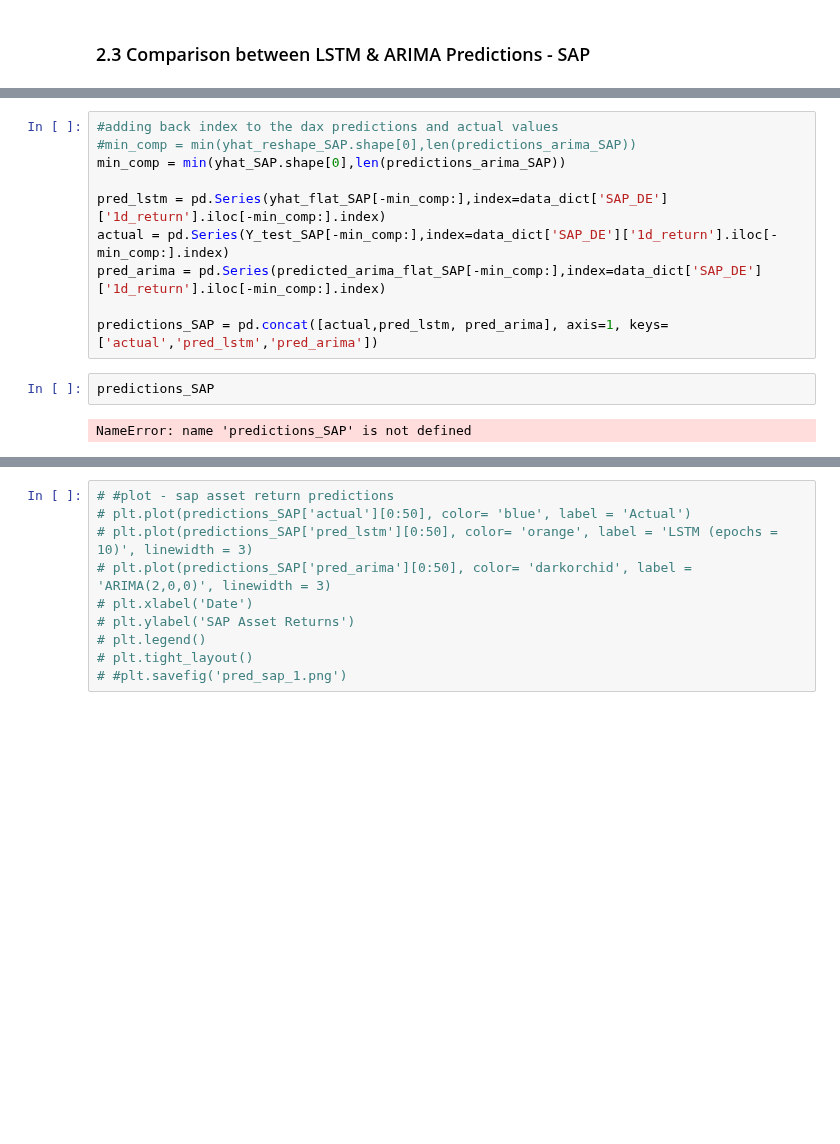
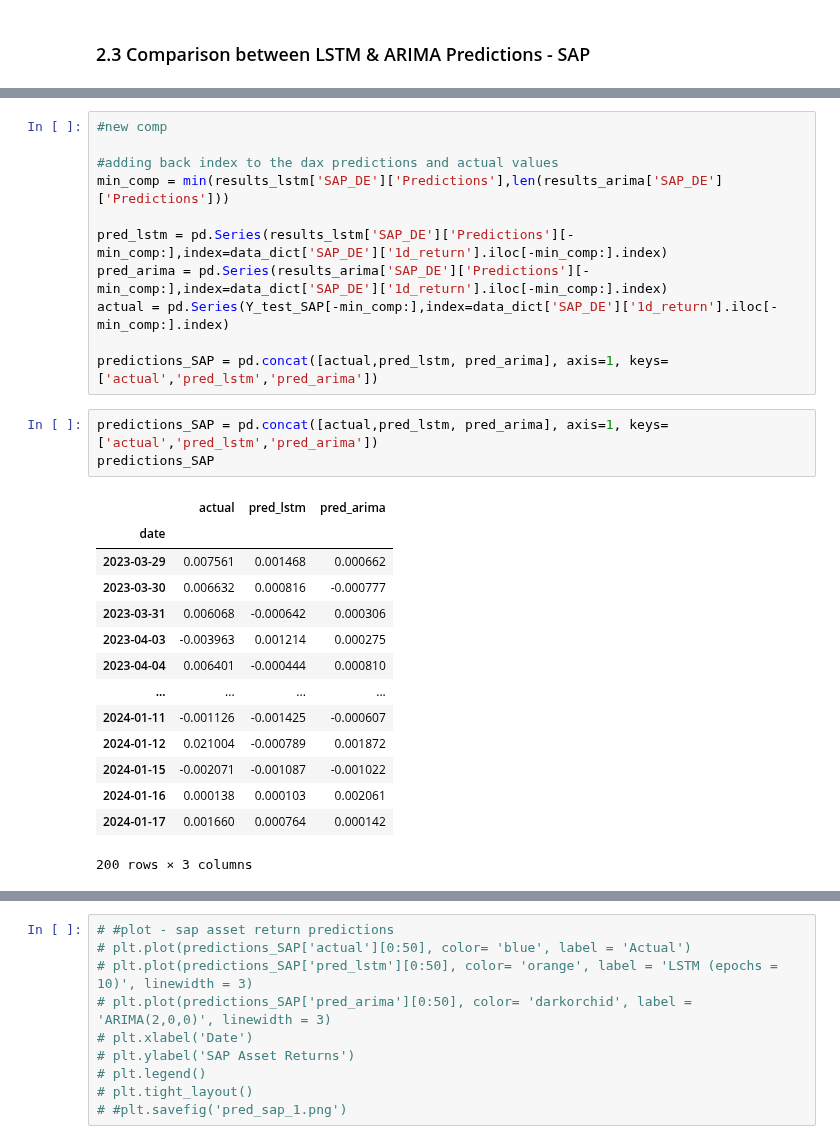
Before and after one commit to cem-akkus/Master, a Jupyter notebook: AssetReturnPrediction.ipynb, the cells around one changed output, grey strips where cells are left out. Saved outputs shown, nothing was run; the diff lists cells and outputs as text; blank space fills up the shorter version.

Commit message:
cleaning arima part of prediction

```diff
--- a/AssetReturnPrediction.ipynb
+++ b/AssetReturnPrediction.ipynb
@@ -1025,17 +1126,32 @@ OR_PA - MSE: 1.394297e-04, MAE: 9.274509e-03, RMSE: 1.180804e-02
 # %%
+#new comp
+
 #adding back index to the dax predictions and actual values
-#min_comp = min(yhat_reshape_SAP.shape[0],len(predictions_arima_SAP))
-min_comp = min(yhat_SAP.shape[0],len(predictions_arima_SAP))
+min_comp = min(results_lstm['SAP_DE']['Predictions'],len(results_arima['SAP_DE']['Predictions']))
 
-pred_lstm = pd.Series(yhat_flat_SAP[-min_comp:],index=data_dict['SAP_DE']['1d_return'].iloc[-min_comp:].index)
+pred_lstm = pd.Series(results_lstm['SAP_DE']['Predictions'][-min_comp:],index=data_dict['SAP_DE']['1d_return'].iloc[-min_comp:].index)
+pred_arima = pd.Series(results_arima['SAP_DE']['Predictions'][-min_comp:],index=data_dict['SAP_DE']['1d_return'].iloc[-min_comp:].index)
 actual = pd.Series(Y_test_SAP[-min_comp:],index=data_dict['SAP_DE']['1d_return'].iloc[-min_comp:].index)
-pred_arima = pd.Series(predicted_arima_flat_SAP[-min_comp:],index=data_dict['SAP_DE']['1d_return'].iloc[-min_comp:].index)
 
 predictions_SAP = pd.concat([actual,pred_lstm, pred_arima], axis=1, keys=['actual','pred_lstm','pred_arima'])
-# %%
-predictions_SAP
-# %% [output]
-NameError: name 'predictions_SAP' is not defined
+# %%
+predictions_SAP = pd.concat([actual,pred_lstm, pred_arima], axis=1, keys=['actual','pred_lstm','pred_arima'])
+predictions_SAP
+# %% [output]
+|  | actual | pred_lstm | pred_arima |
+| date |  |  |  |
+| 2023-03-29 | 0.007561 | 0.001468 | 0.000662 |
+| 2023-03-30 | 0.006632 | 0.000816 | -0.000777 |
+| 2023-03-31 | 0.006068 | -0.000642 | 0.000306 |
+| 2023-04-03 | -0.003963 | 0.001214 | 0.000275 |
+| 2023-04-04 | 0.006401 | -0.000444 | 0.000810 |
+| ... | ... | ... | ... |
+| 2024-01-11 | -0.001126 | -0.001425 | -0.000607 |
+| 2024-01-12 | 0.021004 | -0.000789 | 0.001872 |
+| 2024-01-15 | -0.002071 | -0.001087 | -0.001022 |
+| 2024-01-16 | 0.000138 | 0.000103 | 0.002061 |
+| 2024-01-17 | 0.001660 | 0.000764 | 0.000142 |
+200 rows × 3 columns
 # %%
 # Setting up the bins parameter for consistency across histograms
 bins = 30  # Adjust the number of bins as needed
```
Also changed, not shown: parts of 22 cells of this notebook.
